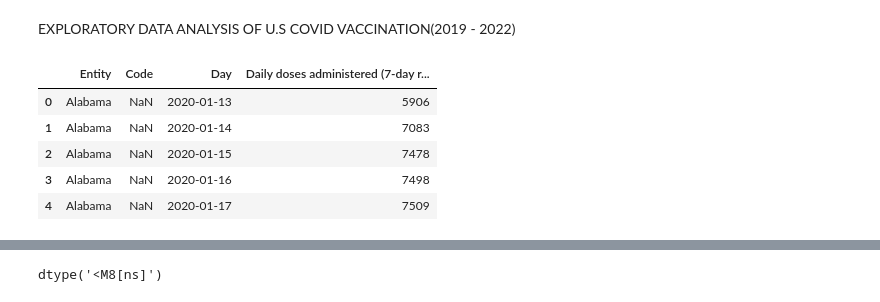
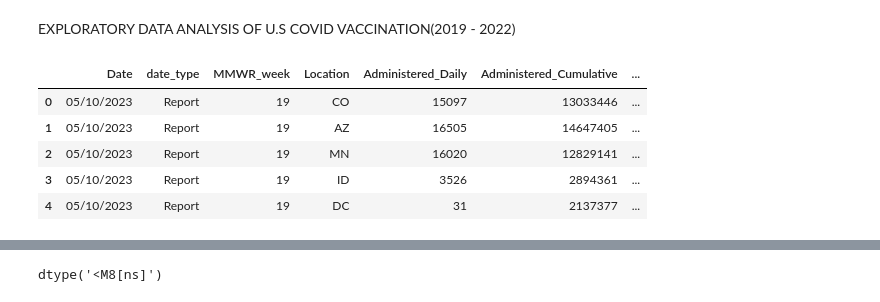
Before and after one commit to carolinehagood/covid-project, a Jupyter notebook: vaccine_data_cleaning.ipynb, the cells around one changed output, grey strips where cells are left out. Cells and saved outputs as stored; diff of their text form; code cells hidden in the pictures.

```diff
--- a/vaccine_data_cleaning.ipynb
+++ b/vaccine_data_cleaning.ipynb
@@ -5,16 +5,16 @@ EXPLORATORY DATA ANALYSIS OF U.S COVID VACCINATION(2019 - 2022)
 # %%
 import pandas as pd
 
 #open and read csv file
-url = "https://raw.githubusercontent.com/carolinehagood/covid-project/refs/heads/main/data/us-daily-covid-vaccine-doses-administered.csv"
+url = "https://raw.githubusercontent.com/carolinehagood/covid-project/refs/heads/main/data/Vaccination-data-CDC.csv"
 df = pd.read_csv(url)
 df.head(5)
 # %% [output]
-|  | Entity | Code | Day | Daily doses administered (7-day r... |
-| 0 | Alabama | NaN | 2020-01-13 | 5906 |
-| 1 | Alabama | NaN | 2020-01-14 | 7083 |
-| 2 | Alabama | NaN | 2020-01-15 | 7478 |
-| 3 | Alabama | NaN | 2020-01-16 | 7498 |
-| 4 | Alabama | NaN | 2020-01-17 | 7509 |
+|  | Date | date_type | MMWR_week | Location | Administered_Daily | Administered_Cumulative | ... |
+| 0 | 05/10/2023 | Report | 19 | CO | 15097 | 13033446 | ... |
+| 1 | 05/10/2023 | Report | 19 | AZ | 16505 | 14647405 | ... |
+| 2 | 05/10/2023 | Report | 19 | MN | 16020 | 12829141 | ... |
+| 3 | 05/10/2023 | Report | 19 | ID | 3526 | 2894361 | ... |
+| 4 | 05/10/2023 | Report | 19 | DC | 31 | 2137377 | ... |
 # %%
 #drop column Code, since it is not relevant
```
Also changed, not shown: parts of 18 cells of this notebook.
